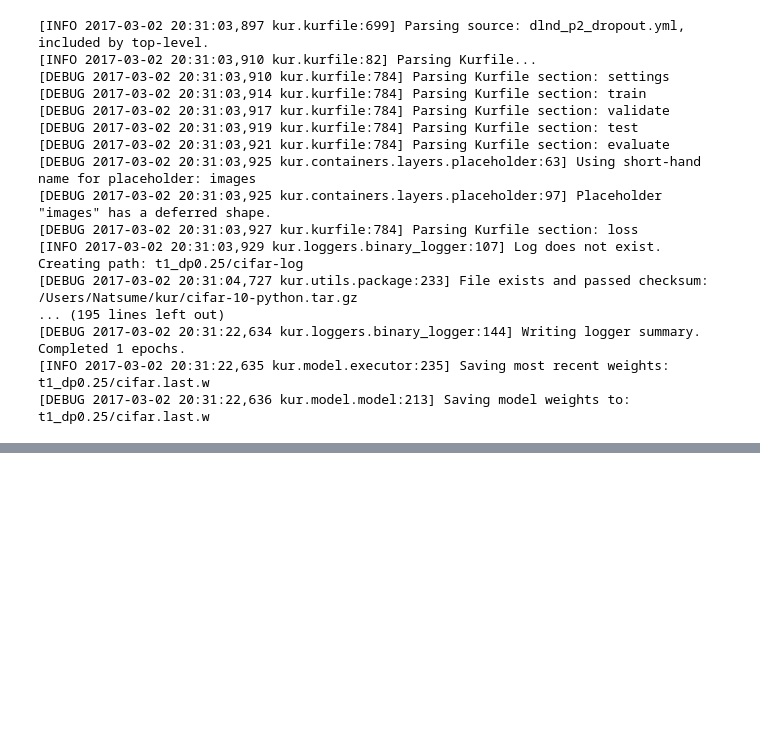
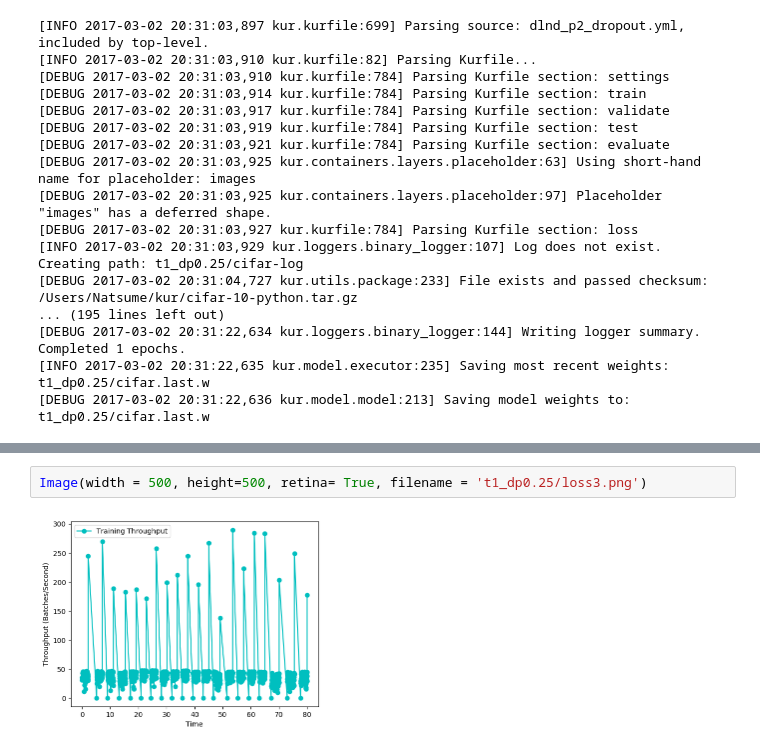
Before and after one commit to EmbraceLife/image_classification_dlnd2, a Jupyter notebook: dlnd_p2_kur.ipynb, the cells around one changed output, grey strips where cells are left out. Drawn from its saved outputs; the diff is of its cells as text; blank space fills up the shorter version.

```diff
--- a/dlnd_p2_kur.ipynb
+++ b/dlnd_p2_kur.ipynb
@@ -856,0 +742,4 @@ TypeError: __init__() missing 1 required positional argument: 'path'
+# %%
+Image(width = 500, height=500, retina= True, filename = 't1_dp0.25/loss3.png')
+# %% [output]
+[figure, added]
```
Also changed, not shown: parts of 9 cells of this notebook.
